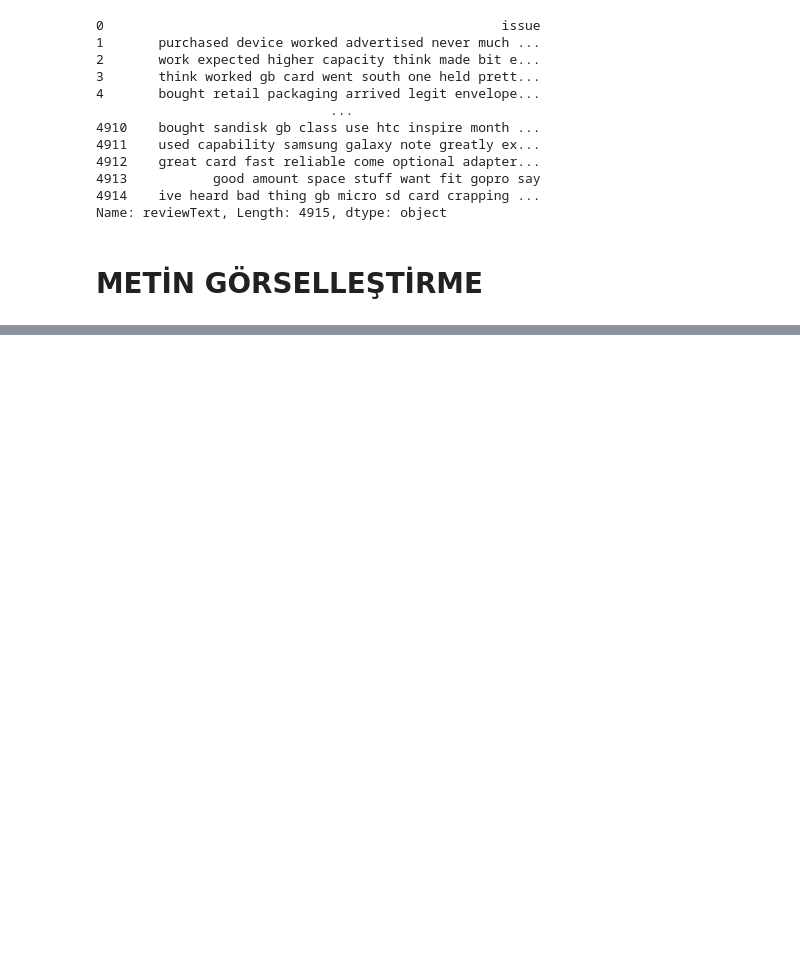
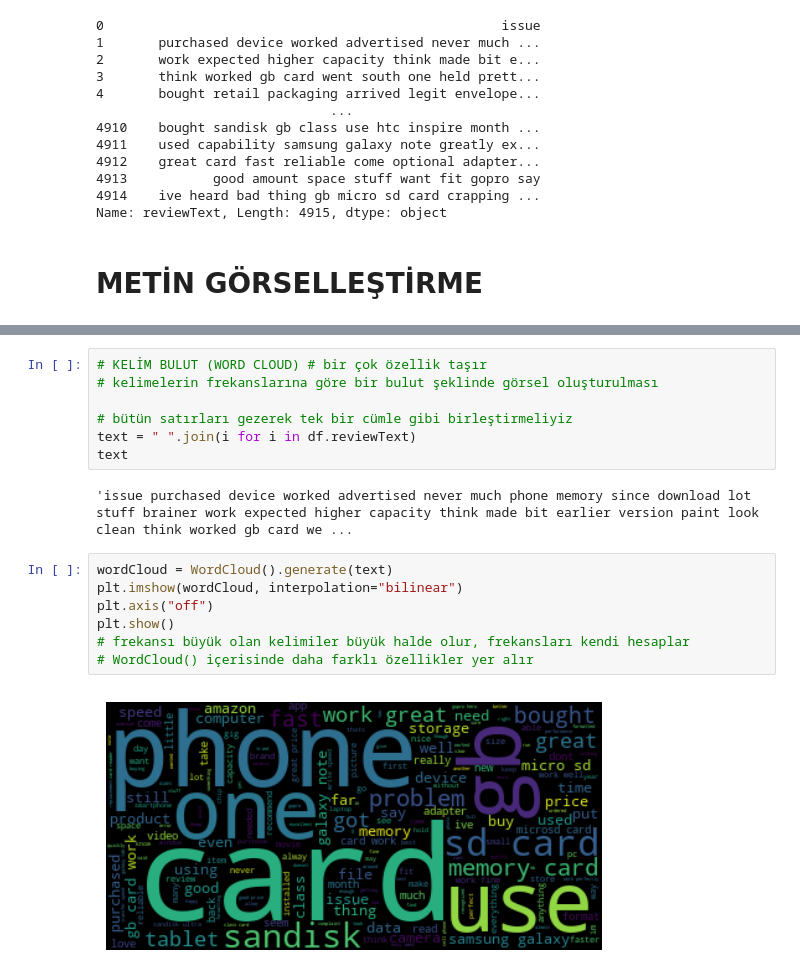
Before and after one commit to havvabzkrtt/NLP, a Jupyter notebook: nlp.ipynb, the cells around one changed output, grey strips where cells are left out. Drawn from its saved outputs; the diff is of its cells as text; blank space fills up the shorter version.

```diff
--- a/nlp.ipynb
+++ b/nlp.ipynb
@@ -274,0 +329,18 @@ Name: reviewText, Length: 4915, dtype: object
+# %%
+# KELİM BULUT (WORD CLOUD) # bir çok özellik taşır
+# kelimelerin frekanslarına göre bir bulut şeklinde görsel oluşturulması
+
+# bütün satırları gezerek tek bir cümle gibi birleştirmeliyiz
+text = " ".join(i for i in df.reviewText)
+text
+# %% [output]
+'issue purchased device worked advertised never much phone memory since download lot stuff brainer work expected higher capacity think made bit earlier version paint look clean think worked gb card we ...
+# %%
+wordCloud = WordCloud().generate(text)
+plt.imshow(wordCloud, interpolation="bilinear")
+plt.axis("off")
+plt.show()
+# frekansı büyük olan kelimiler büyük halde olur, frekansları kendi hesaplar
+# WordCloud() içerisinde daha farklı özellikler yer alır
+# %% [output]
+[figure, added]
```
Also changed, not shown: parts of 9 cells of this notebook, 2 other files.
